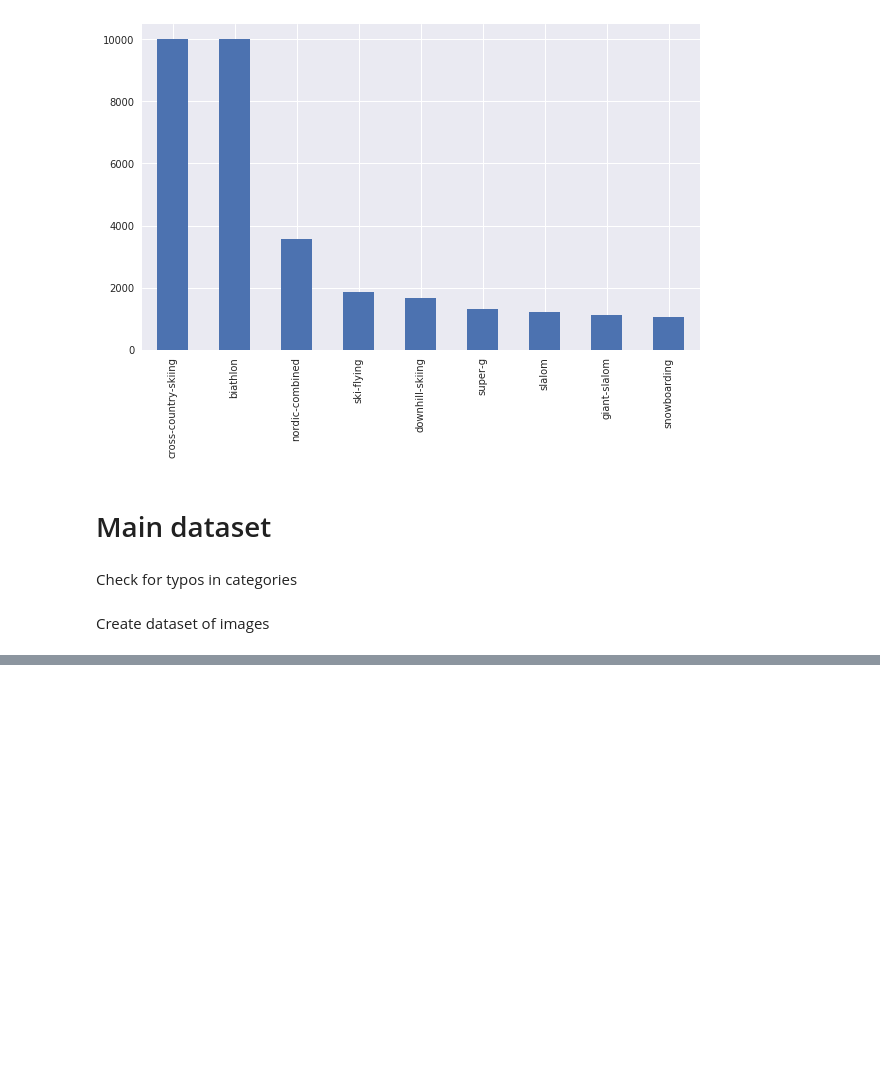
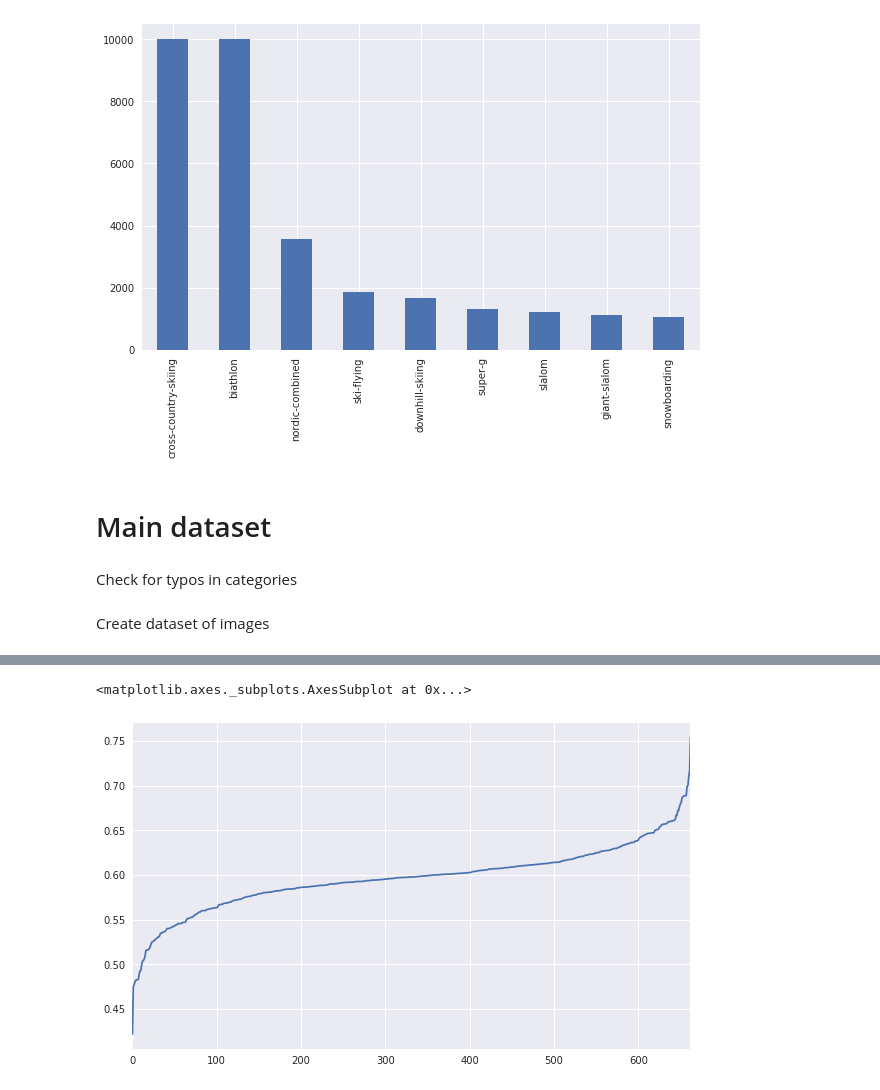
Before and after one commit to uvNikita/master-thesis-src, a Jupyter notebook: notebooks/training/datasets.ipynb, the cells around one changed output, grey strips where cells are left out. Saved outputs shown, nothing was run; the diff lists cells and outputs as text; code cells hidden in the pictures; blank space fills up the shorter version.

```diff
--- a/notebooks/training/datasets.ipynb
+++ b/notebooks/training/datasets.ipynb
@@ -119,3 +119,36 @@ def show_tag_tree_with_scores(tree, dst='%%inline'):
     ts.show_leaf_name = False
     ts.layout_fn = my_layout
     return tree.render(dst, tree_style=ts)
+# %%
+def split_dataset_simple(dataset, ratio):
+    imgs = set(it.chain.from_iterable(dataset.itervalues()))
+    imgs1 = set(random.sample(imgs, int(ceil(len(imgs) * ratio))))
+    imgs2 = imgs - imgs1
+    split1 = {}
+    split2 = {}
+    for label, imgs in dataset.iteritems():
+        split1[label] = imgs.intersection(imgs1)
+        split2[label] = imgs.intersection(imgs2)
+    return split1, split2
+# %%
+def threshold_dataset(dataset, threshold):
+    return {label: imgs for label, imgs in dataset.iteritems() if len(imgs) >= threshold}
+
+def train_val_test_split(dataset, method='simple'):
+    if method == 'simple':
+        split_dataset = split_dataset_simple
+    test, rest = split_dataset(dataset, 0.2)
+    val, train = split_dataset(rest, 0.25)
+
+    # validation
+    assert not set(it.chain.from_iterable(train.values())).intersection(set(it.chain.from_iterable(test.values())))
+    assert not set(it.chain.from_iterable(train.values())).intersection(set(it.chain.from_iterable(val.values())))
+    assert not set(it.chain.from_iterable(val.values())).intersection(set(it.chain.from_iterable(test.values())))
+    missing_train = {label for label, imgs in train.iteritems() if not imgs}
+    missing_val = {label for label, imgs in val.iteritems() if not imgs}
+    missing_test = {label for label, imgs in test.iteritems() if not imgs}
+    assert not missing_train, 'Train missing: ' + str(len(missing_train))
+    assert not missing_val, 'Val missing: ' + str(len(missing_val))
+    assert not missing_test, 'Test missing: ' + str(len(missing_test))
+
+    return train, val, test
@@ -203,0 +276,7 @@ count_df.sort_values('count', ascending=False).head(30).plot(kind='bar', title='
+# %%
+train50, val50, test50 = train_val_test_split(dataset50)
+# %%
+pd.Series(sorted(float(len(imgs))/len(dataset[label]) for label, imgs in train50.iteritems())).plot()
+# %% [output]
+<matplotlib.axes._subplots.AxesSubplot at 0x...>
+[figure, added]
```
Also changed, not shown: parts of 15 cells of this notebook, 1 other file.
